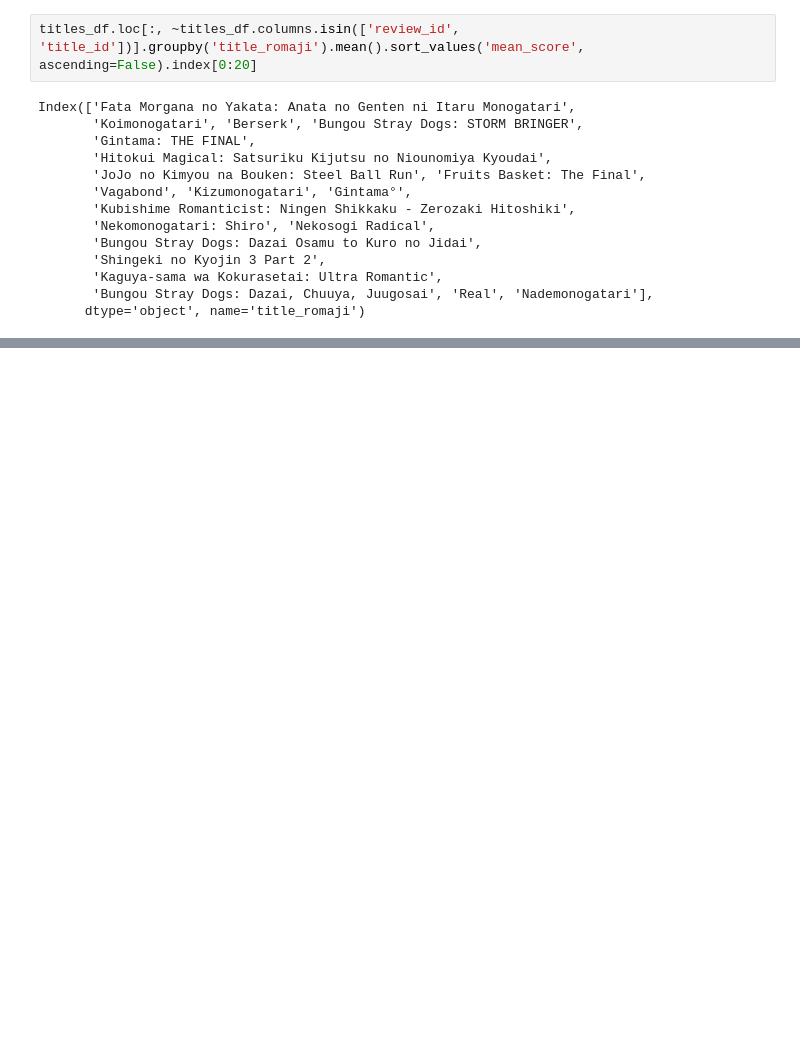
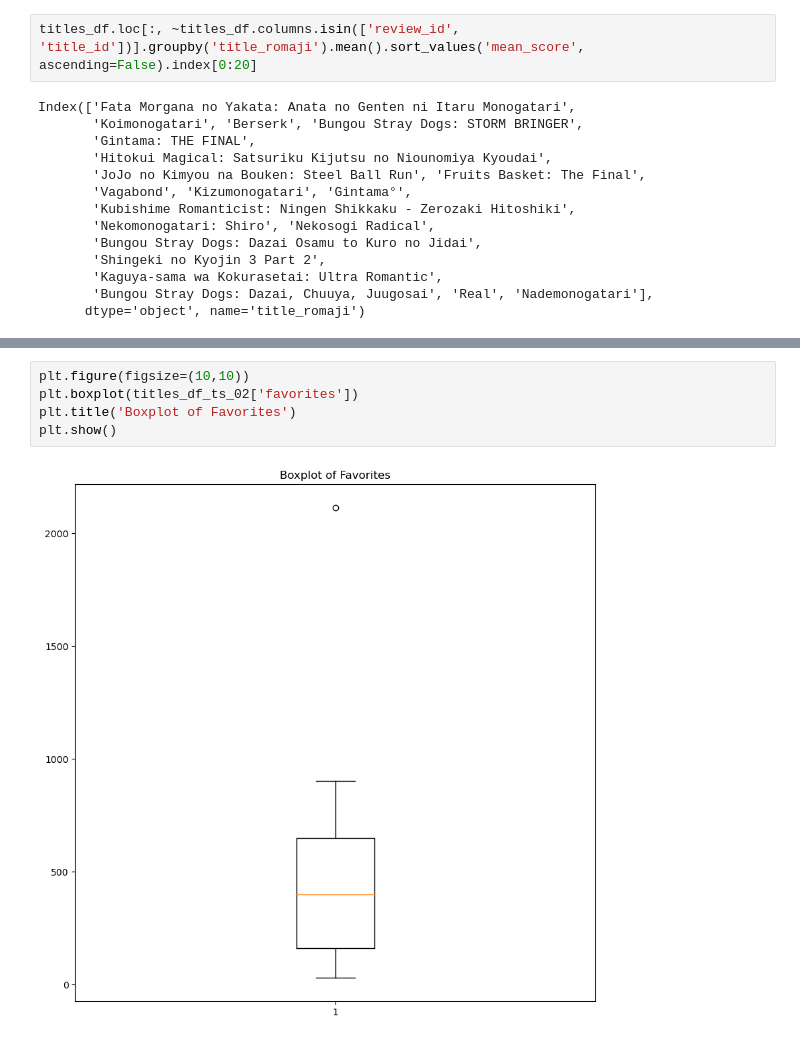
Before and after one commit to doyoung-umich/pj_otaku, a Jupyter notebook: Henry/henry_notebook_01.ipynb, the cells around one changed output, grey strips where cells are left out. Saved outputs shown, nothing was run; the diff lists cells and outputs as text; blank space fills up the shorter version.

```diff
--- a/Henry/henry_notebook_01.ipynb
+++ b/Henry/henry_notebook_01.ipynb
@@ -586,0 +604,7 @@ Index(['Fata Morgana no Yakata: Anata no Genten ni Itaru Monogatari',
+# %%
+plt.figure(figsize=(10,10))
+plt.boxplot(titles_df_ts_02['favorites'])
+plt.title('Boxplot of Favorites')
+plt.show()
+# %% [output]
+[figure, added]
```
Also changed, not shown: parts of 19 cells of this notebook.
